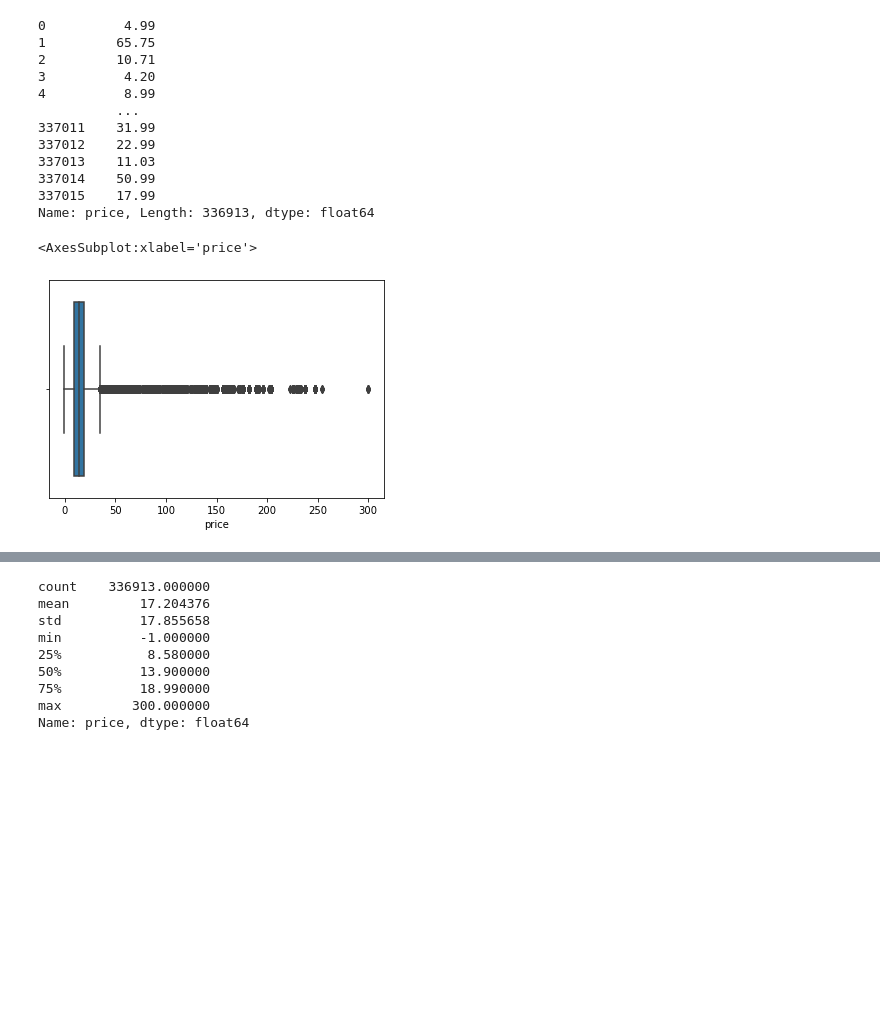
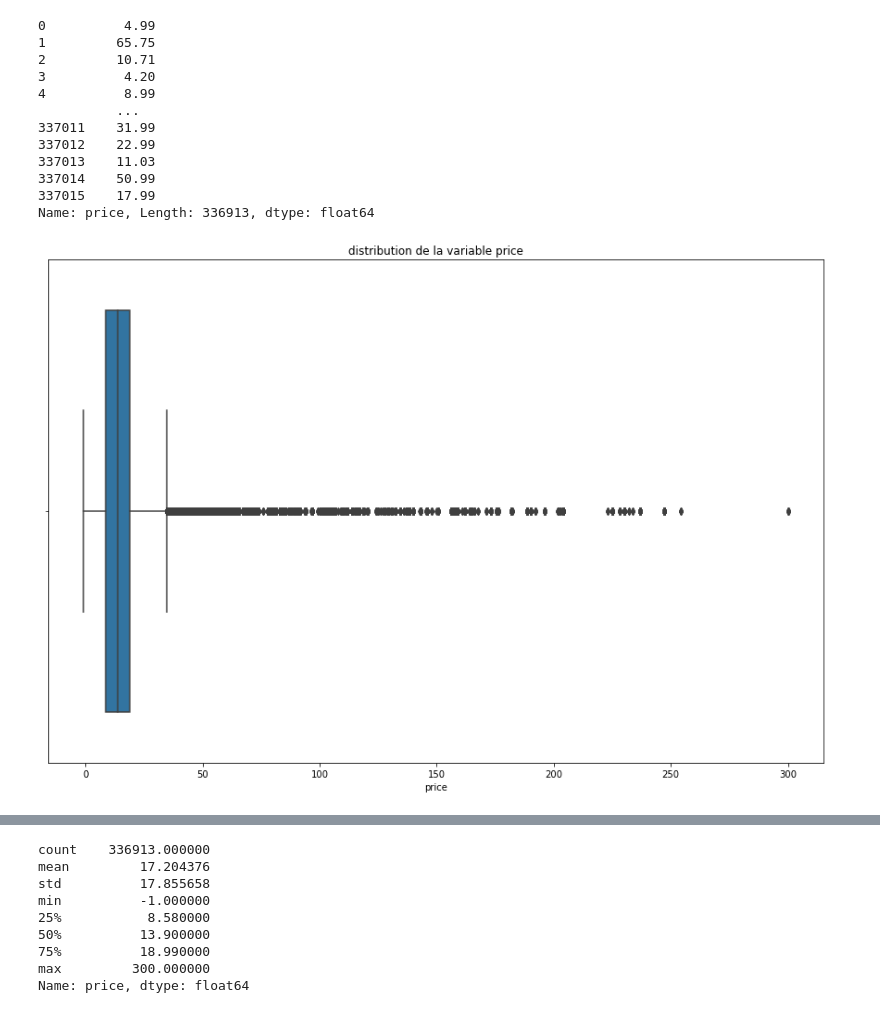
Before and after one commit to FatimaMoqran/tests-statistique-et-dataviz, a Jupyter notebook: analyseventes.ipynb, the cells around one changed output, grey strips where cells are left out. Saved outputs shown, nothing was run; the diff lists cells and outputs as text; code cells hidden in the pictures; blank space fills up the shorter version.

```diff
--- a/analyseventes.ipynb
+++ b/analyseventes.ipynb
@@ -234,9 +250,13 @@ df['price']
 337015    17.99
 Name: price, Length: 336913, dtype: float64
 # %%
-#univariate
+# on regarde la  variable price qui correspond au montant payé pour chaque transaction
 import seaborn as sns
-sns.boxplot(x= df['price'])
+plt.figure(figsize=(15,10))
+price_boxplot = sns.boxplot(x= df['price'])
+
+plt.title('distribution de la variable price')
+fig_boxplot_price = price_boxplot.get_figure()
+fig_boxplot_price.savefig("boxplot_price")
 # %% [output]
-<AxesSubplot:xlabel='price'>
-[figure, old version]
+[figure, new version]
```
Also changed, not shown: parts of 83 cells of this notebook.
